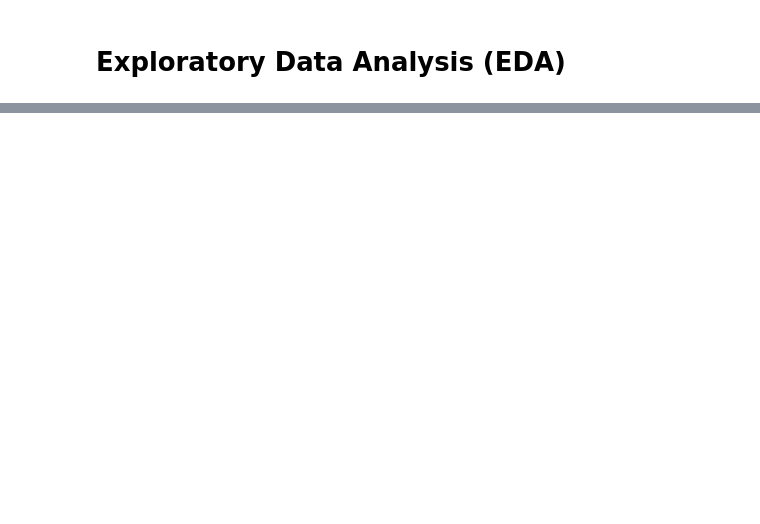
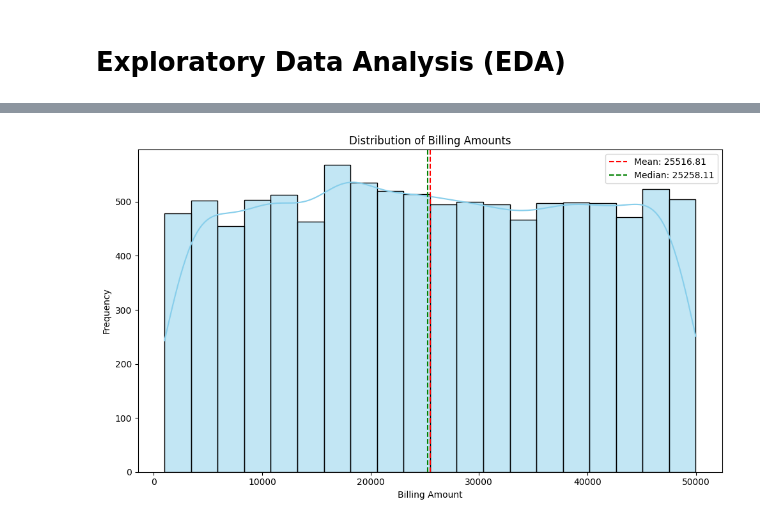
Before and after one commit to AfnaanA/Capstone_3_Healthcare_Facility_Utilization_Network, a Jupyter notebook: Capstone_3.ipynb, the cells around one changed output, grey strips where cells are left out. Saved outputs shown, nothing was run; the diff lists cells and outputs as text; code cells hidden in the pictures; blank space fills up the shorter version.

```diff
--- a/Capstone_3.ipynb
+++ b/Capstone_3.ipynb
@@ -612,0 +241,20 @@ Largest communities (size 164):
+# %%
+# Billing Amount
+
+# Calculate statistics for the billing amount
+billing_amount_stats = data['Billing Amount'].describe()
+
+# Visualize the distribution using a histogram
+plt.figure(figsize=(10, 6))
+sns.histplot(data['Billing Amount'], bins=20, kde=True, color='skyblue', edgecolor='black')
+plt.title('Distribution of Billing Amounts')
+plt.xlabel('Billing Amount')
+plt.ylabel('Frequency')
+plt.axvline(x=billing_amount_stats['mean'], color='red', linestyle='--', label=f'Mean: {billing_amount_stats["mean"]:.2f}')
+plt.axvline(x=billing_amount_stats['50%'], color='green', linestyle='--', label=f'Median: {billing_amount_stats["50%"]:.2f}')
+plt.legend()
+plt.savefig('Distribution_Billing_Amounts')
+plt.tight_layout()
+plt.show()
+# %% [output]
+[figure, added]
```
Also changed, not shown: parts of 70 cells of this notebook.
